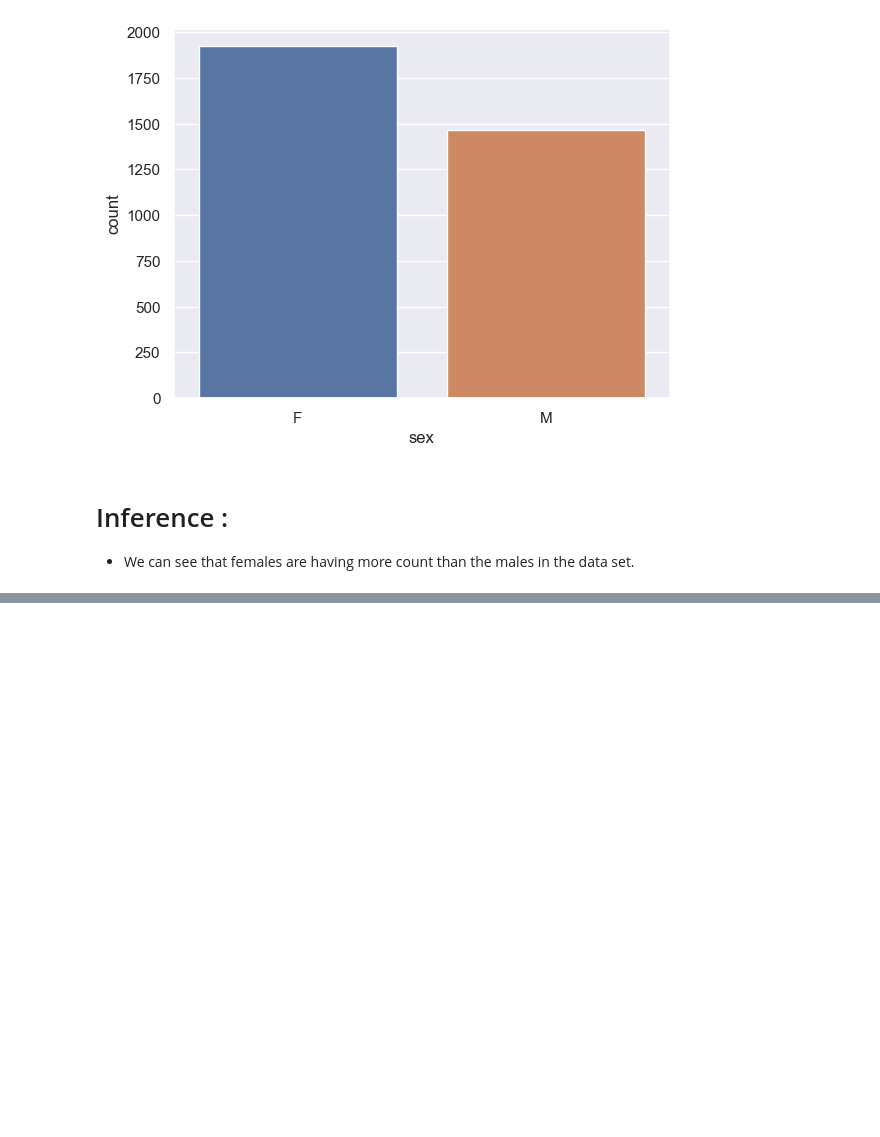
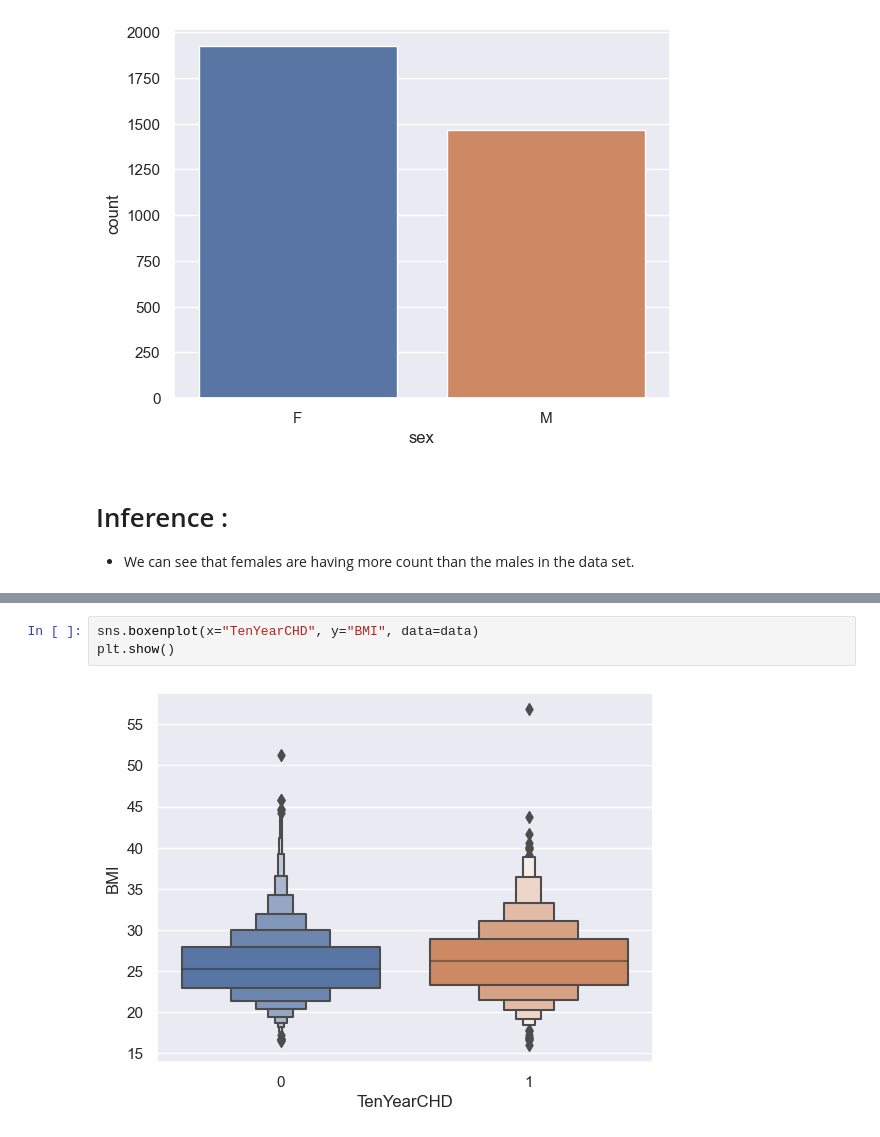
Before and after one commit to Vrishali04/Cardiovascular_Risk_Prediction_Classification_Capstone_Project, a Jupyter notebook: Cardiovascular_risk_prediction_classification_capstone_project_final.ipynb, the cells around one changed output, grey strips where cells are left out. Cells and saved outputs as stored; diff of their text form; blank space fills up the shorter version.

```diff
--- a/Cardiovascular_risk_prediction_classification_capstone_project_final.ipynb
+++ b/Cardiovascular_risk_prediction_classification_capstone_project_final.ipynb
@@ -218,0 +233,5 @@ plt.show()
+# %%
+sns.boxenplot(x="TenYearCHD", y="BMI", data=data)
+plt.show()
+# %% [output]
+[figure, added]
```
Also changed, not shown: parts of 6 cells of this notebook.
